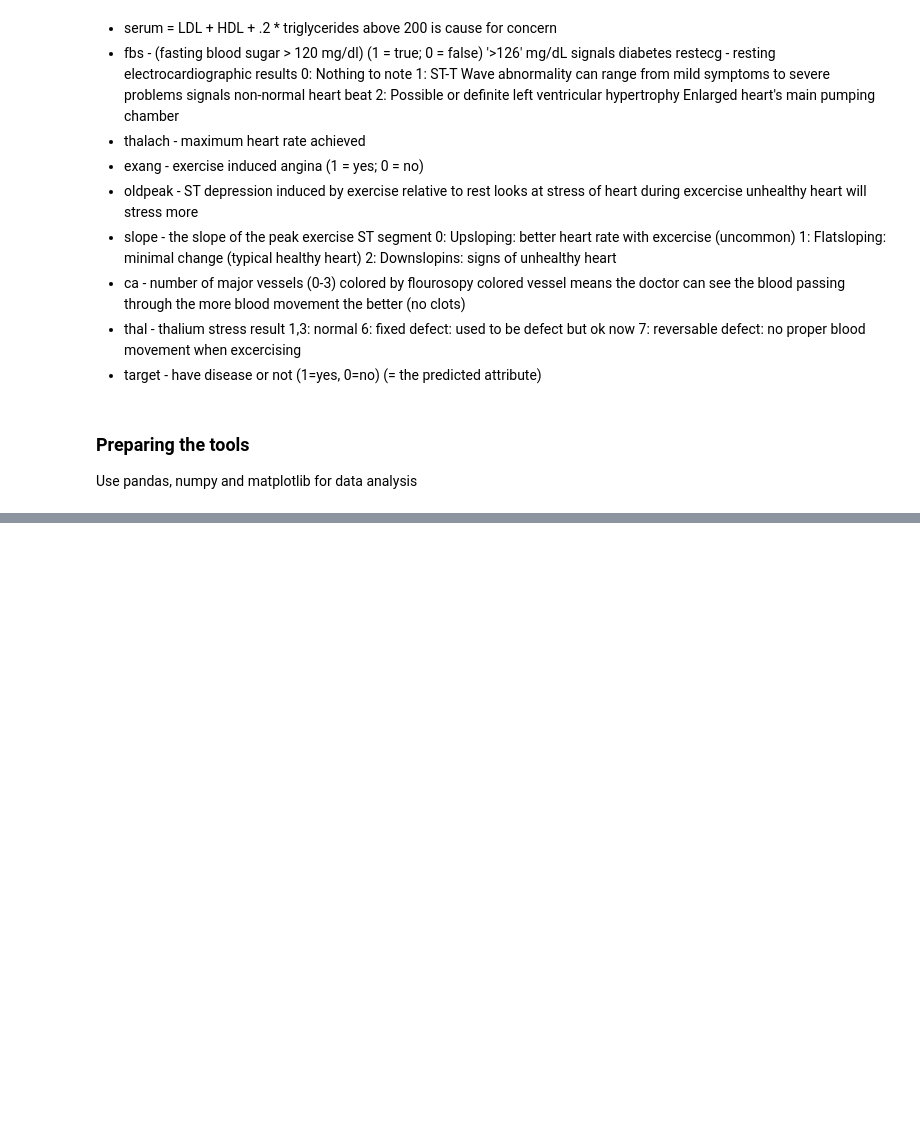
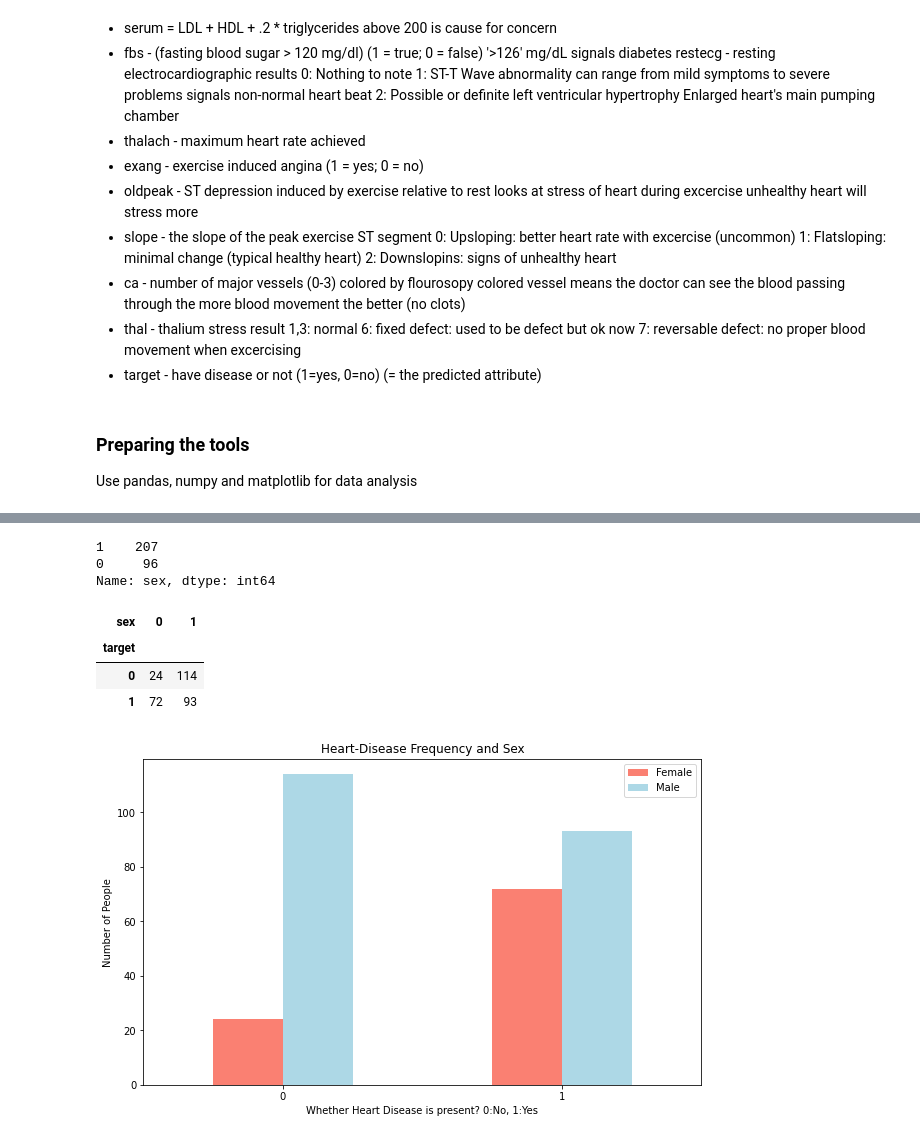
Before and after one commit to Nikhil-Patil-Web/Heart-Disease-Tracker, a Jupyter notebook: Heart-Disease-Predicter.ipynb, the cells around one changed output, grey strips where cells are left out. Saved outputs shown, nothing was run; the diff lists cells and outputs as text; code cells hidden in the pictures; blank space fills up the shorter version.

```diff
--- a/Heart-Disease-Predicter.ipynb
+++ b/Heart-Disease-Predicter.ipynb
@@ -188,0 +189,24 @@ df.describe()
+# %%
+df.sex.value_counts()
+# %% [output]
+1    207
+0     96
+Name: sex, dtype: int64
+# %%
+#compare the target column with sex column
+pd.crosstab(df.target, df.sex)
+# %% [output]
+| sex | 0 | 1 |
+| target |  |  |
+| 0 | 24 | 114 |
+| 1 | 72 | 93 |
+# %%
+#Create a plot of the crosstab
+pd.crosstab(df.target, df.sex).plot(kind="bar", figsize=(10,6), color=["salmon", "lightblue"])
+plt.title("Heart-Disease Frequency and Sex")
+plt.xlabel("Whether Heart Disease is present? 0:No, 1:Yes")
+plt.ylabel("Number of People")
+plt.legend(["Female","Male"])
+plt.xticks(rotation=0);
+# %% [output]
+[figure, added]
```
Also changed, not shown: parts of 23 cells of this notebook.
